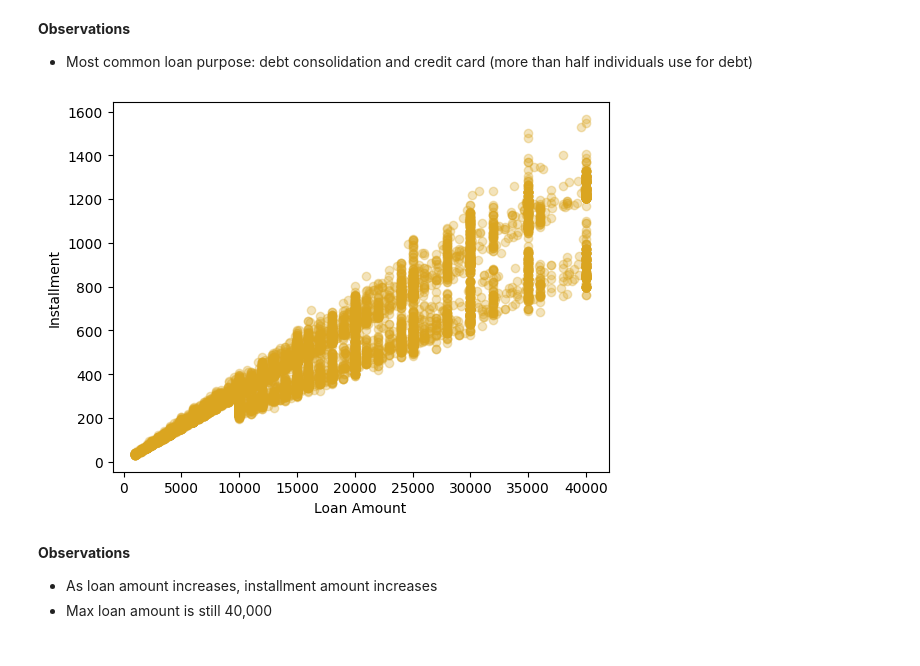
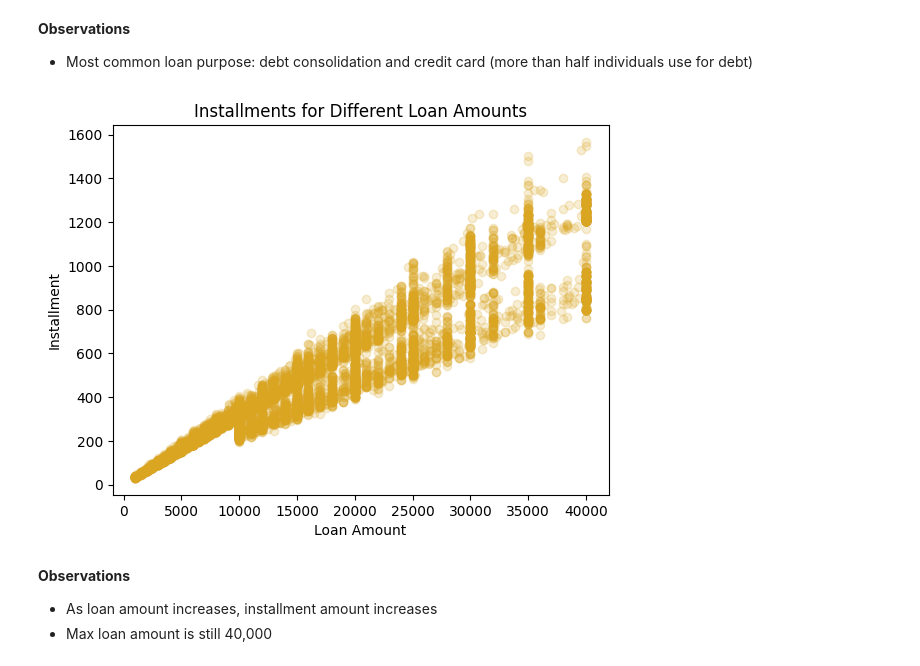
Before and after one commit to oliviaguo1234/lendingclub_loans, a Jupyter notebook: OliviaGuo_loans.ipynb, the cells around one changed output. Cells and saved outputs as stored; diff of their text form; code cells hidden in the pictures.

```diff
--- a/OliviaGuo_loans.ipynb
+++ b/OliviaGuo_loans.ipynb
@@ -173,12 +173,13 @@ plt.show()
 *   Most common loan purpose: debt consolidation and credit card (more than half individuals use for debt)
 # %%
 #scatterplot to show relationship between loan_amount and installment
-plt.scatter(loans_df['loan_amount'], loans_df['installment'], color='goldenrod', alpha=0.3)
+plt.scatter(loans_df['loan_amount'], loans_df['installment'], color='goldenrod', alpha=0.2)
 plt.xlabel('Loan Amount')
 plt.ylabel('Installment')
+plt.title('Installments for Different Loan Amounts')
 plt.show()
 # %% [output]
-[figure, old version]
+[figure, new version]
 # %% [markdown]
 **Observations**
 *    As loan amount increases, installment amount increases
```
Also changed, not shown: parts of 6 cells of this notebook.
